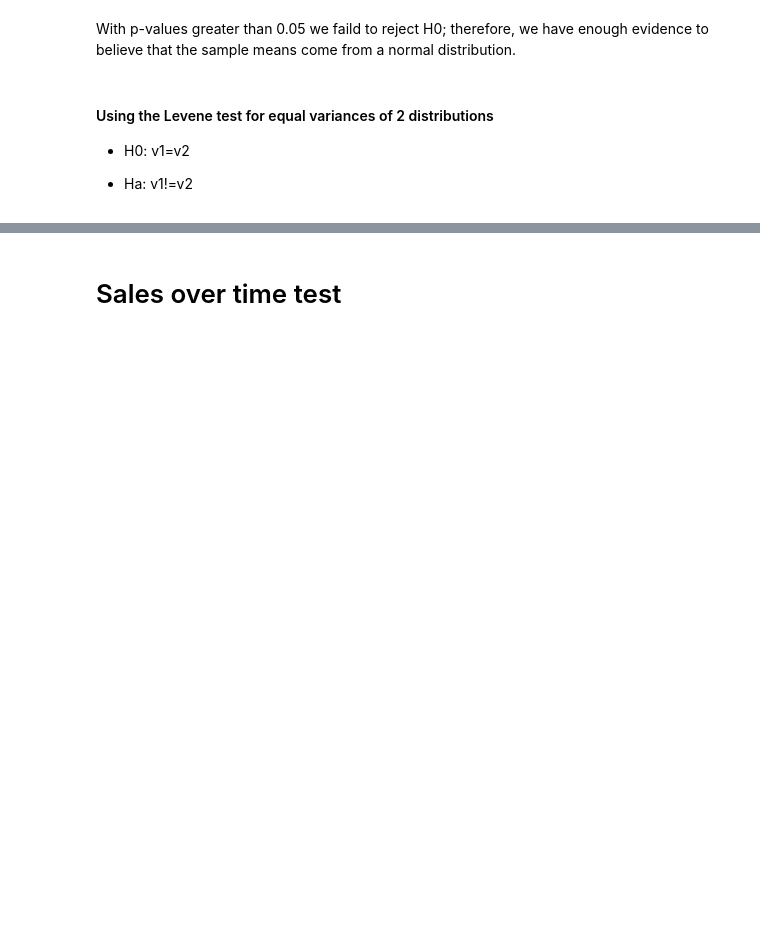
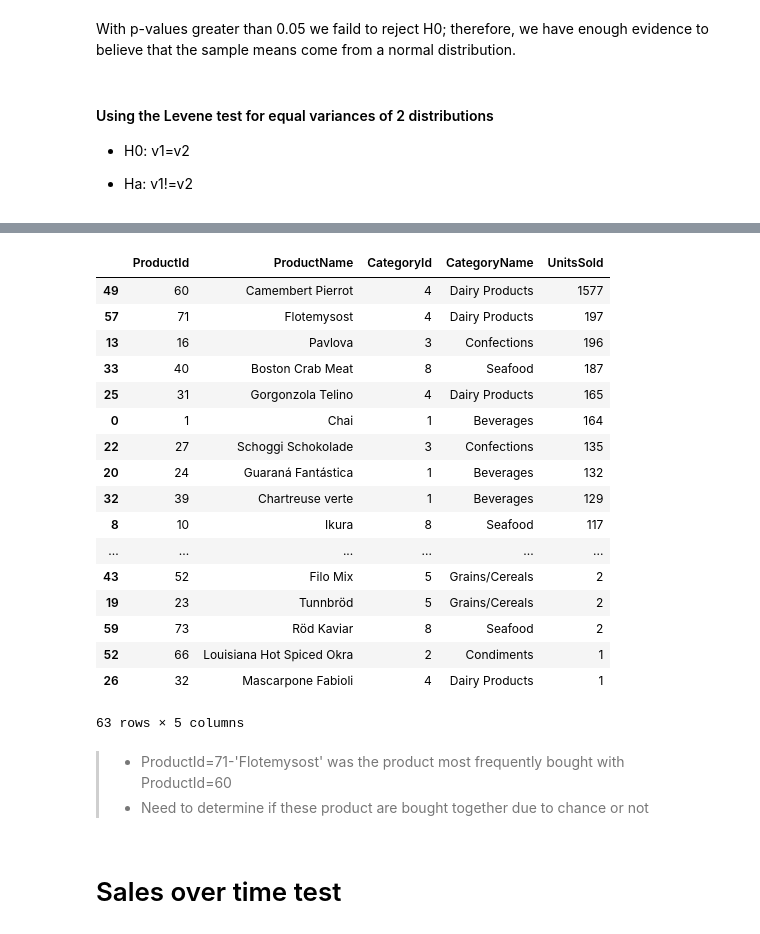
Before and after one commit to Francismorales/dsc-mod-3-project-online-ds-pt-061019, a Jupyter notebook: Project2-Northwind_Hypothesis_Testing.ipynb, the cells around one changed output, grey strips where cells are left out. Cells and saved outputs as stored; diff of their text form; code cells hidden in the pictures; blank space fills up the shorter version.

```diff
--- a/Project2-Northwind_Hypothesis_Testing.ipynb
+++ b/Project2-Northwind_Hypothesis_Testing.ipynb
@@ -545,0 +613,14 @@ With p-values greater than 0.05 we faild to reject H0; therefore, we have enough
+# %%
+#Find all the ProductIds and the quantities sold for all the OrderIds that contained ProductId=60
+dfBestSeller2 = pd.read_sql_query('''SELECT od.ProductId, p.ProductName, p.CategoryId, c.CategoryName,
+                            SUM(od.Quantity) as 'UnitsSold'
+                            FROM 'OrderDetail' od
+                            JOIN 'Product' p ON p.Id = od.ProductId
+                            JOIN 'Category' c ON c.Id = p.CategoryId
+                            WHERE od.OrderId IN
+                                (SELECT od.OrderId
+                                FROM 'OrderDetail' od
+                                JOIN 'Product' p ON p.Id = od.ProductId
+                                WHERE ProductId = 60)
+                            GROUP BY od.ProductId
+                            ;''', cnx)
@@ -545,0 +640,25 @@ With p-values greater than 0.05 we faild to reject H0; therefore, we have enough
+# %%
+#Find the product that was paired the most times with ProductId=60
+dfBestSeller2.sort_values(by='UnitsSold', ascending=False)
+# %% [output]
+|  | ProductId | ProductName | CategoryId | CategoryName | UnitsSold |
+| 49 | 60 | Camembert Pierrot | 4 | Dairy Products | 1577 |
+| 57 | 71 | Flotemysost | 4 | Dairy Products | 197 |
+| 13 | 16 | Pavlova | 3 | Confections | 196 |
+| 33 | 40 | Boston Crab Meat | 8 | Seafood | 187 |
+| 25 | 31 | Gorgonzola Telino | 4 | Dairy Products | 165 |
+| 0 | 1 | Chai | 1 | Beverages | 164 |
+| 22 | 27 | Schoggi Schokolade | 3 | Confections | 135 |
+| 20 | 24 | Guaraná Fantástica | 1 | Beverages | 132 |
+| 32 | 39 | Chartreuse verte | 1 | Beverages | 129 |
+| 8 | 10 | Ikura | 8 | Seafood | 117 |
+| ... | ... | ... | ... | ... | ... |
+| 43 | 52 | Filo Mix | 5 | Grains/Cereals | 2 |
+| 19 | 23 | Tunnbröd | 5 | Grains/Cereals | 2 |
+| 59 | 73 | Röd Kaviar | 8 | Seafood | 2 |
+| 52 | 66 | Louisiana Hot Spiced Okra | 2 | Condiments | 1 |
+| 26 | 32 | Mascarpone Fabioli | 4 | Dairy Products | 1 |
+63 rows × 5 columns
+# %% [markdown]
+> - ProductId=71-'Flotemysost' was the product most frequently bought with ProductId=60
+> - Need to determine if these product are bought together due to chance or not
```
Also changed, not shown: parts of 11 cells of this notebook.
